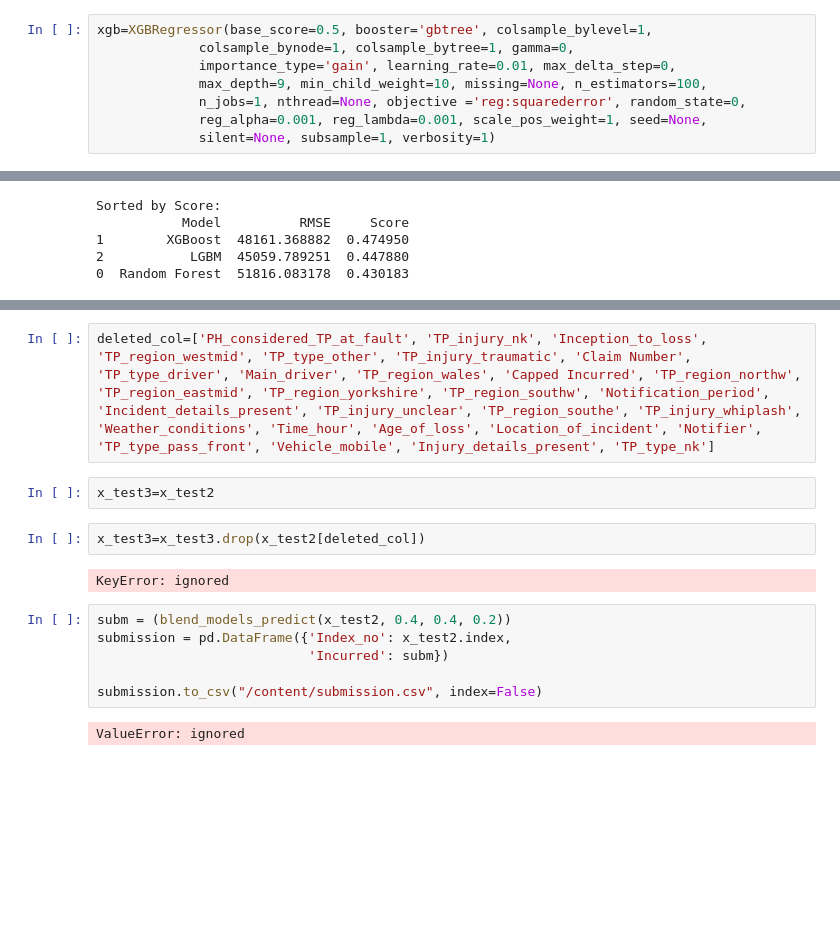
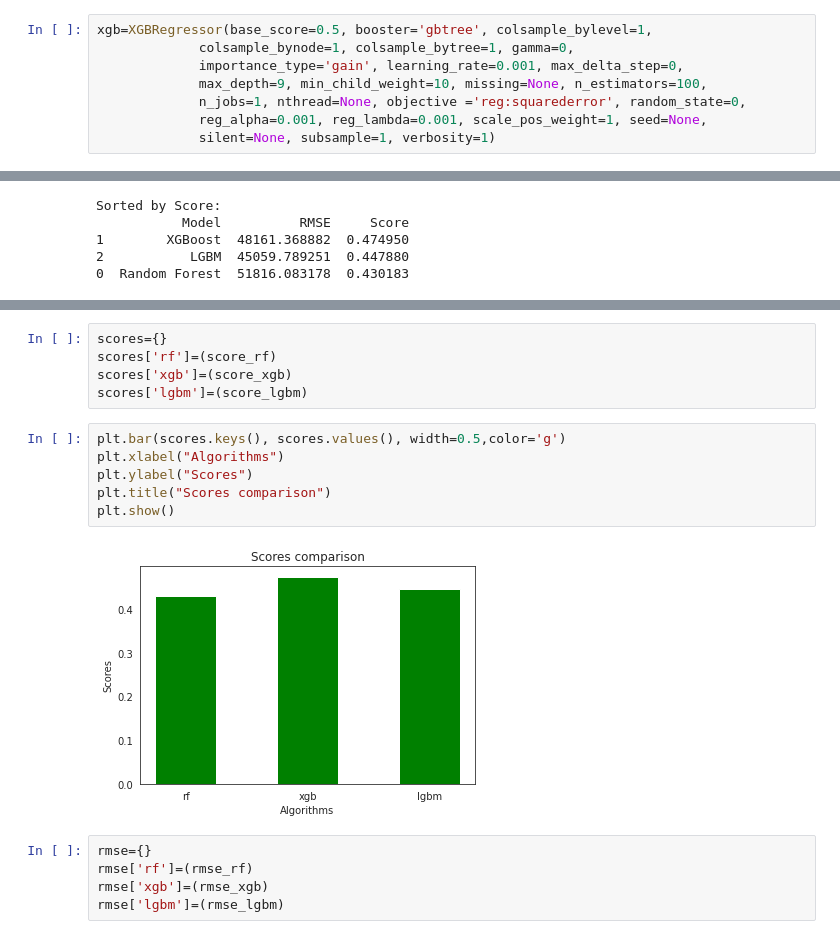
Before and after one commit to Sushila-Phogat/CE888, a Jupyter notebook: Incurred_pred.ipynb, the cells around one changed output, grey strips where cells are left out. Cells and saved outputs as stored; diff of their text form; blank space fills up the shorter version.

```diff
--- a/Incurred_pred.ipynb
+++ b/Incurred_pred.ipynb
@@ -434,7 +434,7 @@ best_param
 # %%
 xgb=XGBRegressor(base_score=0.5, booster='gbtree', colsample_bylevel=1,
              colsample_bynode=1, colsample_bytree=1, gamma=0,
-             importance_type='gain', learning_rate=0.01, max_delta_step=0,
+             importance_type='gain', learning_rate=0.001, max_delta_step=0,
              max_depth=9, min_child_weight=10, missing=None, n_estimators=100,
              n_jobs=1, nthread=None, objective ='reg:squarederror', random_state=0,
              reg_alpha=0.001, reg_lambda=0.001, scale_pos_weight=1, seed=None,
@@ -527,16 +522,18 @@ def blend_models_predict(X, b, c, d):
-# %%
-deleted_col=['PH_considered_TP_at_fault', 'TP_injury_nk', 'Inception_to_loss', 'TP_region_westmid', 'TP_type_other', 'TP_injury_traumatic', 'Claim Number', 'TP_type_driver', 'Main_driver', 'TP_region_wales', 'Capped Incurred', 'TP_region_northw', 'TP_region_eastmid', 'TP_region_yorkshire', 'TP_region_southw', 'Notification_period', 'Incident_details_present', 'TP_injury_unclear', 'TP_region_southe', 'TP_injury_whiplash', 'Weather_conditions', 'Time_hour', 'Age_of_loss', 'Location_of_incident', 'Notifier', 'TP_type_pass_front', 'Vehicle_mobile', 'Injury_details_present', 'TP_type_nk']
-# %%
-x_test3=x_test2
-# %%
-x_test3=x_test3.drop(x_test2[deleted_col])
-# %% [output]
-KeyError: ignored
-# %%
-subm = (blend_models_predict(x_test2, 0.4, 0.4, 0.2))
-submission = pd.DataFrame({'Index_no': x_test2.index,
-                           'Incurred': subm})
-
-submission.to_csv("/content/submission.csv", index=False)
-# %% [output]
-ValueError: ignored
+# %%
+scores={}
+scores['rf']=(score_rf)
+scores['xgb']=(score_xgb)
+scores['lgbm']=(score_lgbm)
+# %%
+plt.bar(scores.keys(), scores.values(), width=0.5,color='g')
+plt.xlabel("Algorithms")
+plt.ylabel("Scores")
+plt.title("Scores comparison")
+plt.show()
+# %% [output]
+[figure, added]
+# %%
+rmse={}
+rmse['rf']=(rmse_rf)
+rmse['xgb']=(rmse_xgb)
+rmse['lgbm']=(rmse_lgbm)
```
Also changed, not shown: parts of 4 cells of this notebook.
